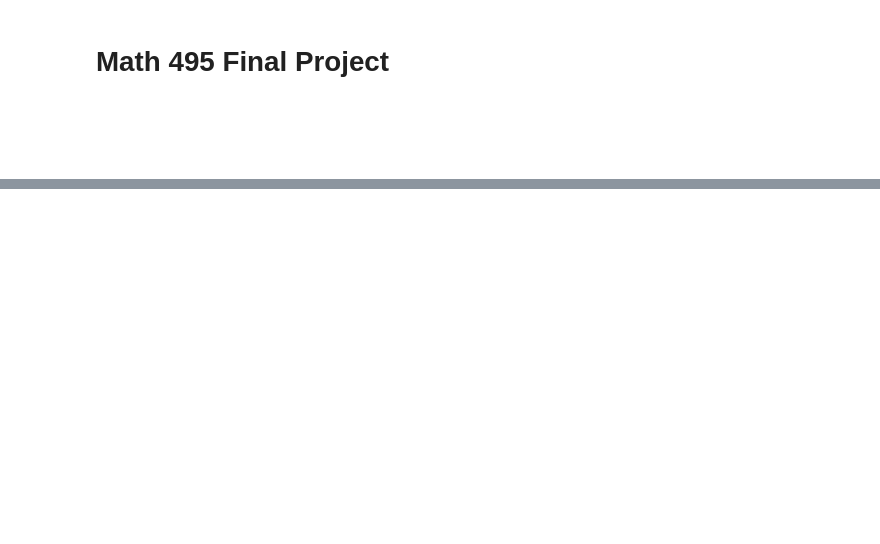
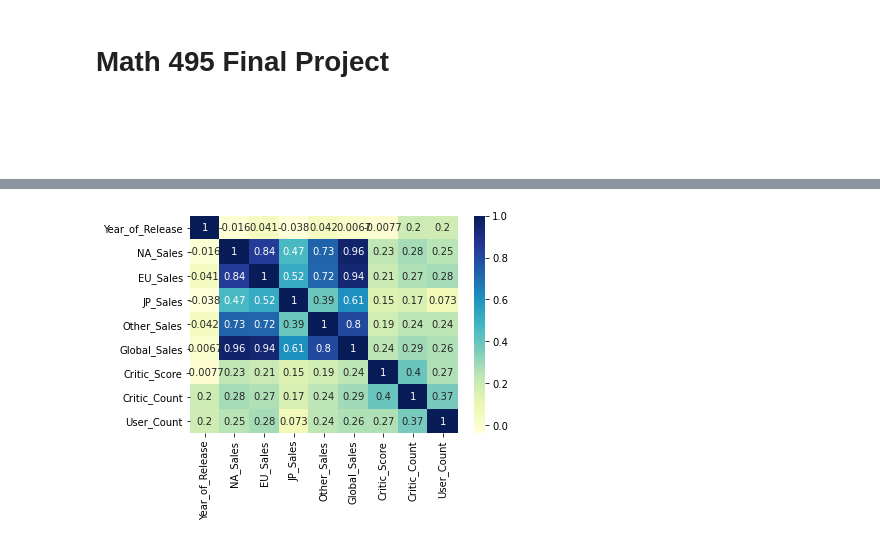
Before and after one commit to kschrock/Math495, a Jupyter notebook: FinalProject.ipynb, the cells around one changed output, grey strips where cells are left out. Cells and saved outputs as stored; diff of their text form; code cells hidden in the pictures; blank space fills up the shorter version.

```diff
--- a/FinalProject.ipynb
+++ b/FinalProject.ipynb
@@ -21,0 +24,11 @@ df.head()
+# %%
+#'User_Score' rows with 'tbd' values to be dropped
+df = df.drop(df[df.User_Score == 'tbd'].index)
+# Replace old videogame rating convention "K-A" with "E"
+df['Rating']=df['Rating'].replace(['K-A'], 'E')
+#Convert 'Year_of_Release' from float to integer
+df['Year_of_Release']=df['Year_of_Release'].astype(int)
+#Convert 'User_Score' from object to float
+df['User_Score']=10*df['User_Score'].astype(float)
+
+df.head()
@@ -21,0 +42,3 @@ df.head()
+# %%
+df = df.dropna() #remove NA rows
+df.info()
@@ -21,0 +84,5 @@ df.head()
+# %%
+sns.heatmap(df.corr(), annot=True, cmap="YlGnBu") #print the heat map
+plt.show()
+# %% [output]
+[figure, added]
```
Also changed, not shown: parts of 4 cells of this notebook.
